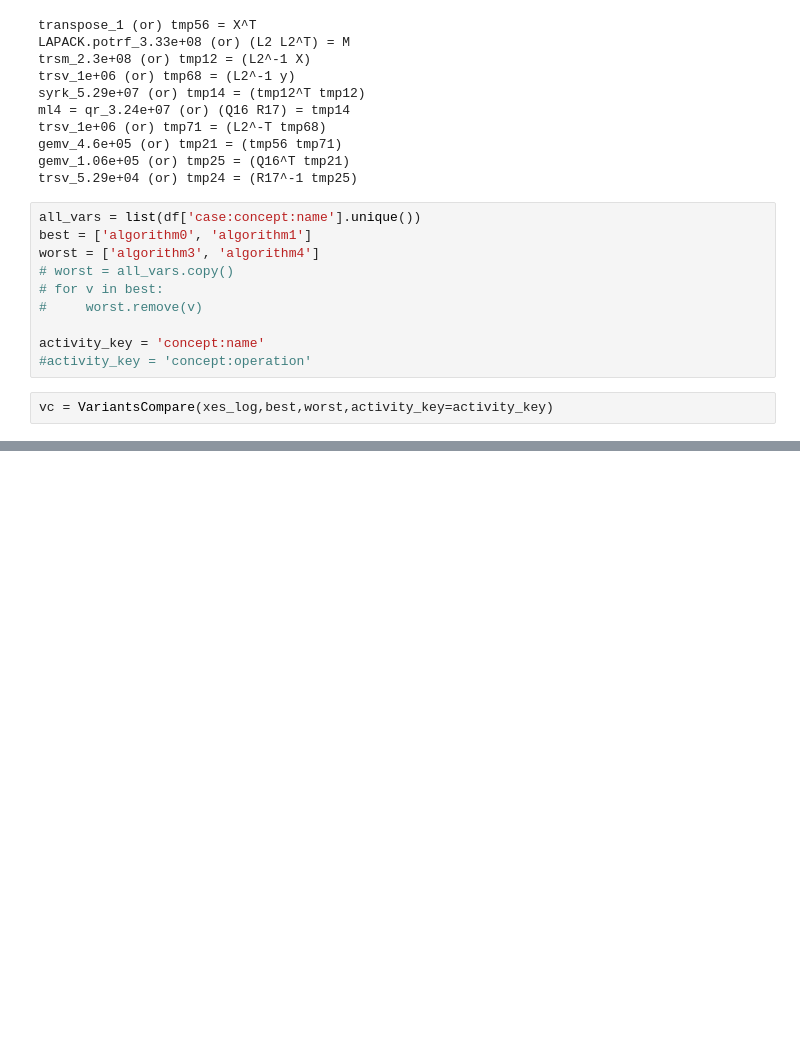
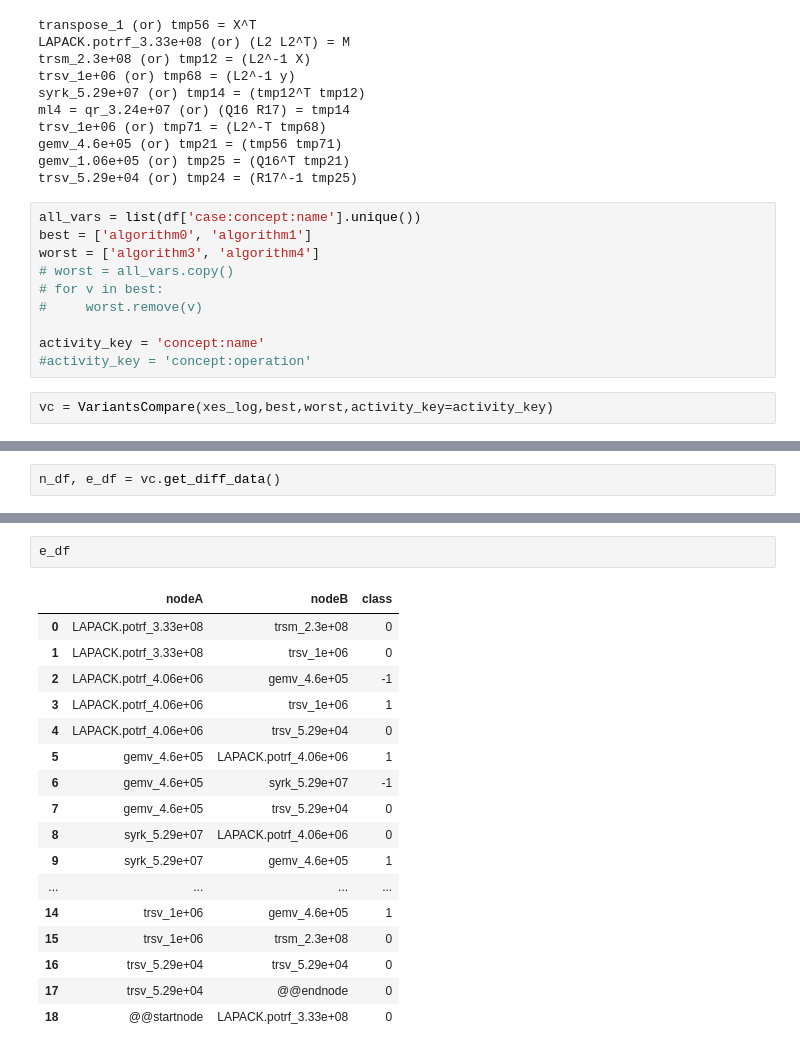
Before and after one commit to as641651/ProcessCompare, a Jupyter notebook: dev-notes/dfg-compare-gls.ipynb, the cells around one changed output, grey strips where cells are left out. Drawn from its saved outputs; the diff is of its cells as text; blank space fills up the shorter version.

Commit message:
Added gviz_diff_data

```diff
--- a/dev-notes/dfg-compare-gls.ipynb
+++ b/dev-notes/dfg-compare-gls.ipynb
@@ -74,0 +79,2 @@ vc.get_dfg_minus_best()
+# %%
+n_df, e_df = vc.get_diff_data()
@@ -74,0 +92,20 @@ vc.get_dfg_minus_best()
+# %%
+e_df
+# %% [output]
+|  | nodeA | nodeB | class |
+| 0 | LAPACK.potrf_3.33e+08 | trsm_2.3e+08 | 0 |
+| 1 | LAPACK.potrf_3.33e+08 | trsv_1e+06 | 0 |
+| 2 | LAPACK.potrf_4.06e+06 | gemv_4.6e+05 | -1 |
+| 3 | LAPACK.potrf_4.06e+06 | trsv_1e+06 | 1 |
+| 4 | LAPACK.potrf_4.06e+06 | trsv_5.29e+04 | 0 |
+| 5 | gemv_4.6e+05 | LAPACK.potrf_4.06e+06 | 1 |
+| 6 | gemv_4.6e+05 | syrk_5.29e+07 | -1 |
+| 7 | gemv_4.6e+05 | trsv_5.29e+04 | 0 |
+| 8 | syrk_5.29e+07 | LAPACK.potrf_4.06e+06 | 0 |
+| 9 | syrk_5.29e+07 | gemv_4.6e+05 | 1 |
+| ... | ... | ... | ... |
+| 14 | trsv_1e+06 | gemv_4.6e+05 | 1 |
+| 15 | trsv_1e+06 | trsm_2.3e+08 | 0 |
+| 16 | trsv_5.29e+04 | trsv_5.29e+04 | 0 |
+| 17 | trsv_5.29e+04 | @@endnode | 0 |
+| 18 | @@startnode | LAPACK.potrf_3.33e+08 | 0 |
```
Also changed, not shown: parts of 2 cells of this notebook, 5 other files.
